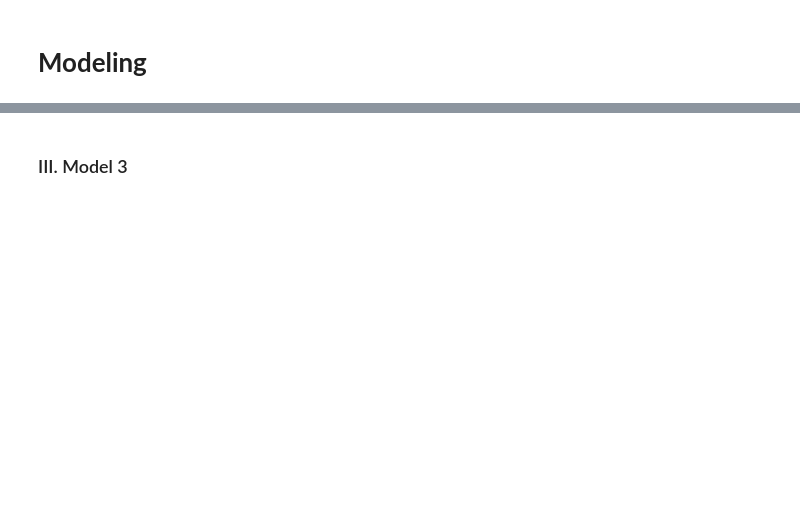
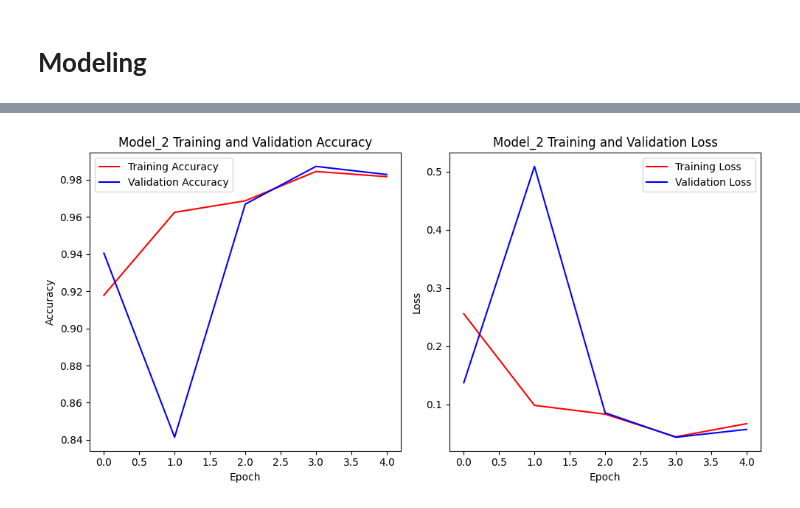
Before and after one commit to randellmwania/Coffee-Image-Classification, a Jupyter notebook: Capstone.ipynb, the cells around one changed output, grey strips where cells are left out. Drawn from its saved outputs; the diff is of its cells as text; code cells hidden in the pictures; blank space fills up the shorter version.

```diff
--- a/Capstone.ipynb
+++ b/Capstone.ipynb
@@ -152,8 +129,7 @@ batch_scaled = scaled_iterator.next()
 # %% [markdown]
 We split the data into train, test and validation sets.
 # %%
-# Calculate the sizes for training, validation, and testing datasets
-train_size = int(len(data_scaled) * 0.7)
-val_size = int(len(data_scaled) * 0.2) + 1
-test_size = int(len(data_scaled) * 0.1) + 1
+train_size = int(len(data_scaled)*.7)
+val_size = int(len(data_scaled)*.2)+1
+test_size = int(len(data_scaled)*.1)+1
 # %%
@@ -325,6 +277,6 @@ baseline_model.compile(optimizer='adam',
               metrics=['accuracy'])
 
 # Fit the model
-history_bsm = baseline_model.fit(train, epochs=5, validation_data=val)
+baseline_model.fit(train, epochs=5, validation_data=val)
 # %% [output]
 Epoch 1/5
@@ -360,5 +337,33 @@ print(f"Test Accuracy: {test_accuracy}")
-# %% [markdown]
-### III. Model 3
+# %%
+# Access training history
+training_accuracy = history_2.history['accuracy']
+training_loss = history_2.history['loss']
+validation_accuracy = history_2.history['val_accuracy']
+validation_loss = history_2.history['val_loss']
+
+# Plot training & validation accuracy values
+plt.figure(figsize=(10, 5))
+plt.subplot(1, 2, 1)
+plt.plot(history_2.epoch, training_accuracy, 'r', label='Training Accuracy')
+plt.plot(history_2.epoch, validation_accuracy, 'b', label='Validation Accuracy')
+plt.title('Model_2 Training and Validation Accuracy')
+plt.xlabel('Epoch')
+plt.ylabel('Accuracy')
+plt.legend()
+
+# Plot training & validation loss values
+plt.subplot(1, 2, 2)
+plt.plot(history_2.epoch, training_loss, 'r', label='Training Loss')
+plt.plot(history_2.epoch, validation_loss, 'b', label='Validation Loss')
+plt.title('Model_2 Training and Validation Loss')
+plt.xlabel('Epoch')
+plt.ylabel('Loss')
+plt.legend()
+
+plt.tight_layout()
+plt.show()
+# %% [output]
+[figure, added]
 # %%
 # Define the CNN model
 model_3 = models.Sequential()
```
Also changed, not shown: parts of 40 cells of this notebook.
